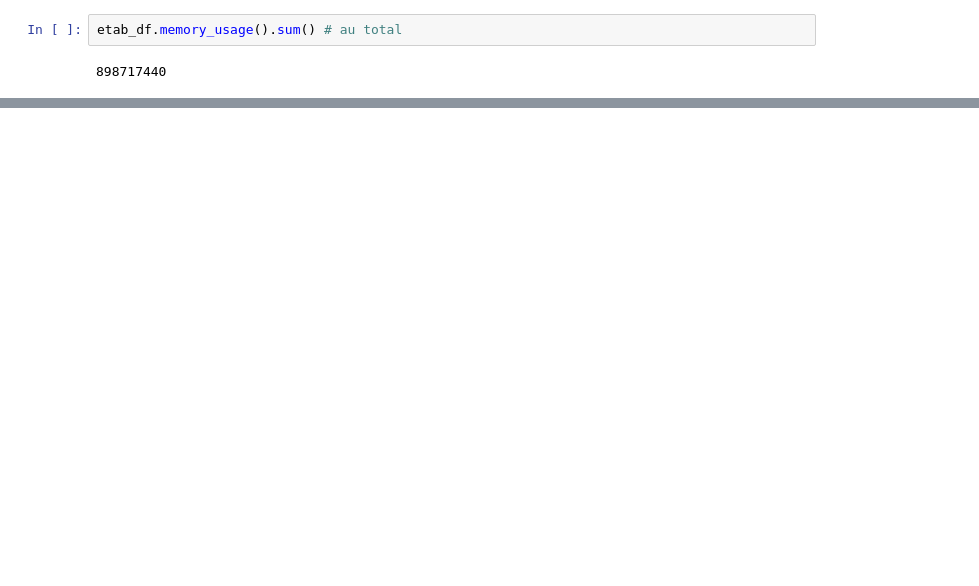
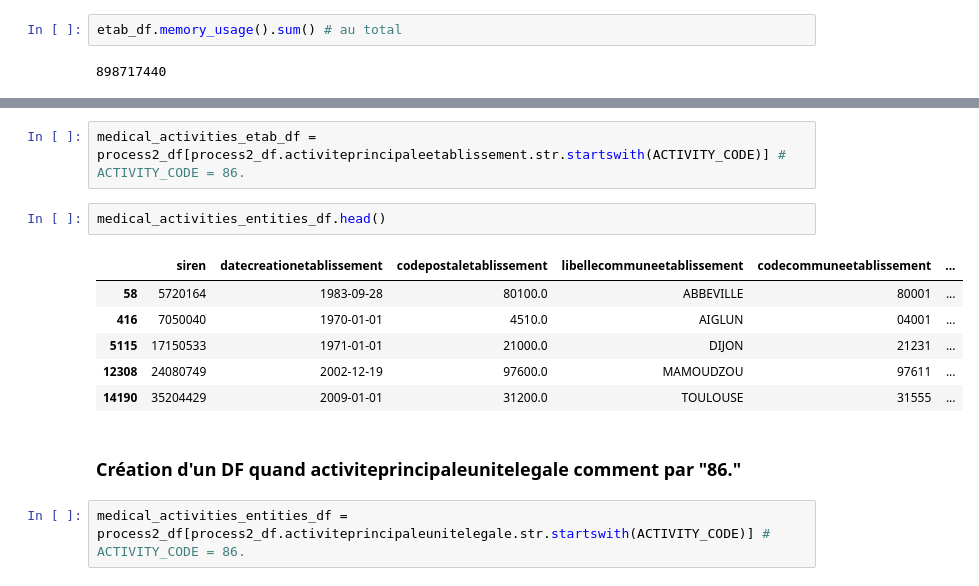
Before and after one commit to Virgilus/deserts-medicaux, a Jupyter notebook: notebooks/preparation_sirene.ipynb, the cells around one changed output, grey strips where cells are left out. Drawn from its saved outputs; the diff is of its cells as text; blank space fills up the shorter version.

```diff
--- a/notebooks/preparation_sirene.ipynb
+++ b/notebooks/preparation_sirene.ipynb
@@ -243,0 +308,15 @@ etab_df.memory_usage(deep=True).sum() / (1024*1024) # En Mo, avec le deep = True
+# %%
+medical_activities_etab_df = process2_df[process2_df.activiteprincipaleetablissement.str.startswith(ACTIVITY_CODE)] # ACTIVITY_CODE = 86.
+# %%
+medical_activities_entities_df.head()
+# %% [output]
+|  | siren | datecreationetablissement | codepostaletablissement | libellecommuneetablissement | codecommuneetablissement | ... |
+| 58 | 5720164 | 1983-09-28 | 80100.0 | ABBEVILLE | 80001 | ... |
+| 416 | 7050040 | 1970-01-01 | 4510.0 | AIGLUN | 04001 | ... |
+| 5115 | 17150533 | 1971-01-01 | 21000.0 | DIJON | 21231 | ... |
+| 12308 | 24080749 | 2002-12-19 | 97600.0 | MAMOUDZOU | 97611 | ... |
+| 14190 | 35204429 | 2009-01-01 | 31200.0 | TOULOUSE | 31555 | ... |
+# %% [markdown]
+### Création d'un DF quand activiteprincipaleunitelegale comment par "86."
+# %%
+medical_activities_entities_df = process2_df[process2_df.activiteprincipaleunitelegale.str.startswith(ACTIVITY_CODE)] # ACTIVITY_CODE = 86.
```
Also changed, not shown: parts of 37 cells of this notebook, 3 other files.
